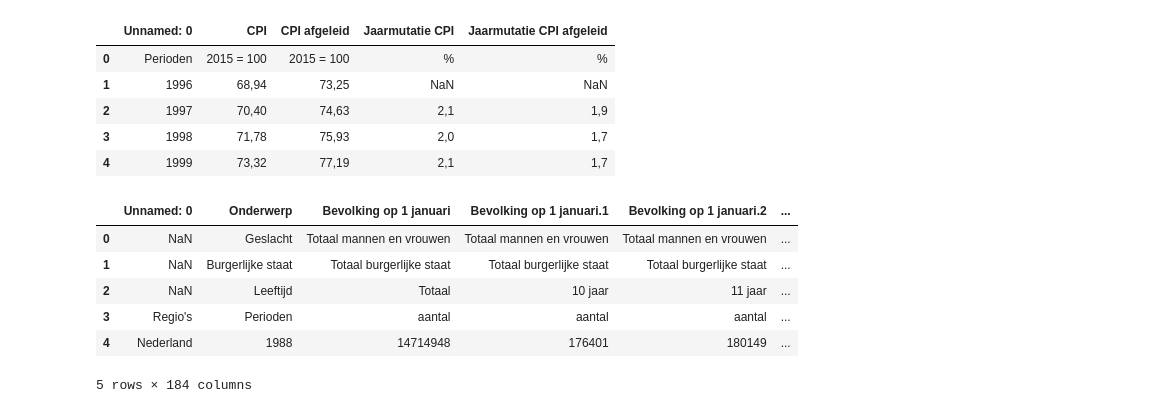
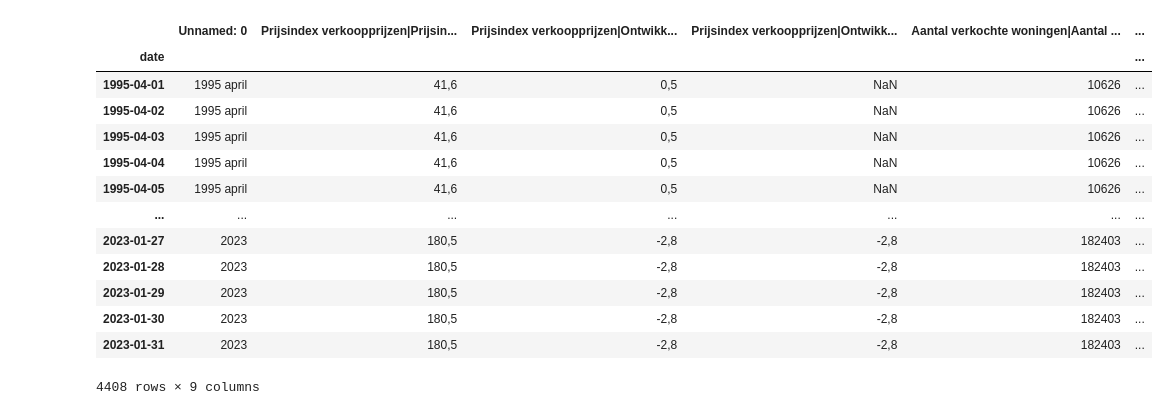
Before and after one commit to rzff/MsCThesisRubenCuriel2024, a Jupyter notebook: Code/EDA.ipynb, the cells around one changed output. Saved outputs shown, nothing was run; the diff lists cells and outputs as text; code cells hidden in the pictures.

Commit message:
Added koopwoning index data and created one single dataframe containing all the predictors

```diff
--- a/Code/EDA.ipynb
+++ b/Code/EDA.ipynb
@@ -211,21 +279,21 @@ ConsumerPriceIndex_daily.head(5)
 # %%
-ConsumerPriceIndex = pd.read_csv('/Users/ruben/Documents/GitHub/MsCThesisRubenCuriel2024/Data/CBS/Consumentenprijzen__prijsindex_2015_100_21022025_095130.csv',sep=';', header=3)
-ConsumerPriceIndex.head(5)
+Boughthomes =  pd.read_csv('/Users/ruben/Documents/GitHub/MsCThesisRubenCuriel2024/Data/CBS/Bestaande_koopwoningen__verkoopprijzen_prijsindex_2015_100_1995_2023_25022025_192415.csv',sep=';', header=3)
+
+Boughthomes_daily = expand_year_month_to_daily(Boughthomes, year_month_col="Unnamed: 0")
+Boughthomes_daily.set_index('date',inplace=True)
+Boughthomes_daily
 # %% [output]
-|  | Unnamed: 0 | CPI | CPI afgeleid | Jaarmutatie CPI | Jaarmutatie CPI afgeleid |
-| 0 | Perioden | 2015 = 100 | 2015 = 100 | % | % |
-| 1 | 1996 | 68,94 | 73,25 | NaN | NaN |
-| 2 | 1997 | 70,40 | 74,63 | 2,1 | 1,9 |
-| 3 | 1998 | 71,78 | 75,93 | 2,0 | 1,7 |
-| 4 | 1999 | 73,32 | 77,19 | 2,1 | 1,7 |
+|  | Unnamed: 0 | Prijsindex verkoopprijzen|Prijsin... | Prijsindex verkoopprijzen|Ontwikk... | Prijsindex verkoopprijzen|Ontwikk... | Aantal verkochte woningen|Aantal ... | ... |
+| date |  |  |  |  |  | ... |
+| 1995-04-01 | 1995 april | 41,6 | 0,5 | NaN | 10626 | ... |
+| 1995-04-02 | 1995 april | 41,6 | 0,5 | NaN | 10626 | ... |
+| 1995-04-03 | 1995 april | 41,6 | 0,5 | NaN | 10626 | ... |
+| 1995-04-04 | 1995 april | 41,6 | 0,5 | NaN | 10626 | ... |
+| 1995-04-05 | 1995 april | 41,6 | 0,5 | NaN | 10626 | ... |
+| ... | ... | ... | ... | ... | ... | ... |
+| 2023-01-27 | 2023 | 180,5 | -2,8 | -2,8 | 182403 | ... |
+| 2023-01-28 | 2023 | 180,5 | -2,8 | -2,8 | 182403 | ... |
+| 2023-01-29 | 2023 | 180,5 | -2,8 | -2,8 | 182403 | ... |
+| 2023-01-30 | 2023 | 180,5 | -2,8 | -2,8 | 182403 | ... |
+| 2023-01-31 | 2023 | 180,5 | -2,8 | -2,8 | 182403 | ... |
+4408 rows × 9 columns
-# %%
-PopulationSize = pd.read_csv('/Users/ruben/Documents/GitHub/MsCThesisRubenCuriel2024/Data/CBS/Bevolking_op_1_januari_en_gemiddeld__geslacht__leeftijd_en_regio_21022025_094947.csv',sep=';', header=3)
-PopulationSize.head(5)
-# %% [output]
-|  | Unnamed: 0 | Onderwerp | Bevolking op 1 januari | Bevolking op 1 januari.1 | Bevolking op 1 januari.2 | ... |
-| 0 | NaN | Geslacht | Totaal mannen en vrouwen | Totaal mannen en vrouwen | Totaal mannen en vrouwen | ... |
-| 1 | NaN | Burgerlijke staat | Totaal burgerlijke staat | Totaal burgerlijke staat | Totaal burgerlijke staat | ... |
-| 2 | NaN | Leeftijd | Totaal | 10 jaar | 11 jaar | ... |
-| 3 | Regio's | Perioden | aantal | aantal | aantal | ... |
-| 4 | Nederland | 1988 | 14714948 | 176401 | 180149 | ... |
-5 rows × 184 columns
```
Also changed, not shown: parts of 11 cells of this notebook, 6 other files.
